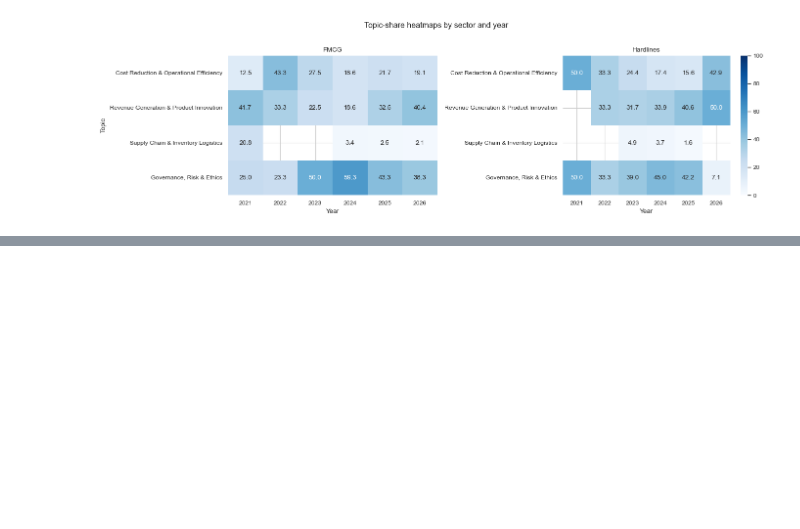
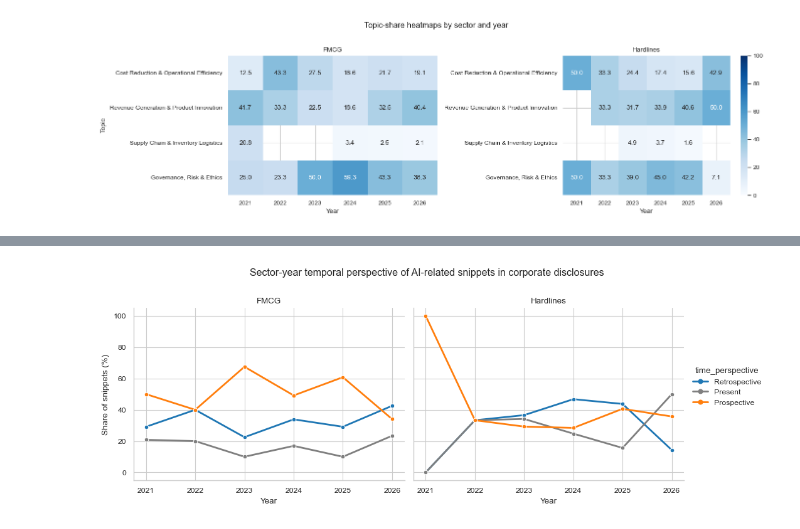
Before and after one commit to przemyslawniedziela98/ai-strategic-narrative-analysis, a Jupyter notebook: ai_zero_shot_topic_classification.ipynb, the cells around one changed output, grey strips where cells are left out. Saved outputs shown, nothing was run; the diff lists cells and outputs as text; code cells hidden in the pictures; blank space fills up the shorter version.

```diff
--- a/ai_zero_shot_topic_classification.ipynb
+++ b/ai_zero_shot_topic_classification.ipynb
@@ -332,0 +455,19 @@ plt.show()
+# %%
+g = sns.relplot(
+    data=persp_sector_year,
+    x='year', y='share_pct',
+    hue='time_perspective',
+    hue_order=perspective_order,
+    col='sector',
+    kind='line', marker='o',
+    linewidth=2,
+    palette=palette,
+    height=4, aspect=1.2
+)
+g.set_axis_labels('Year', 'Share of snippets (%)')
+g.set_titles('{col_name}')
+g.figure.subplots_adjust(top=0.82)
+g.figure.suptitle('Sector-year temporal perspective of AI-related snippets in corporate disclosures')
+plt.show()
+# %% [output]
+[figure, added]
```
Also changed, not shown: parts of 6 cells of this notebook.
